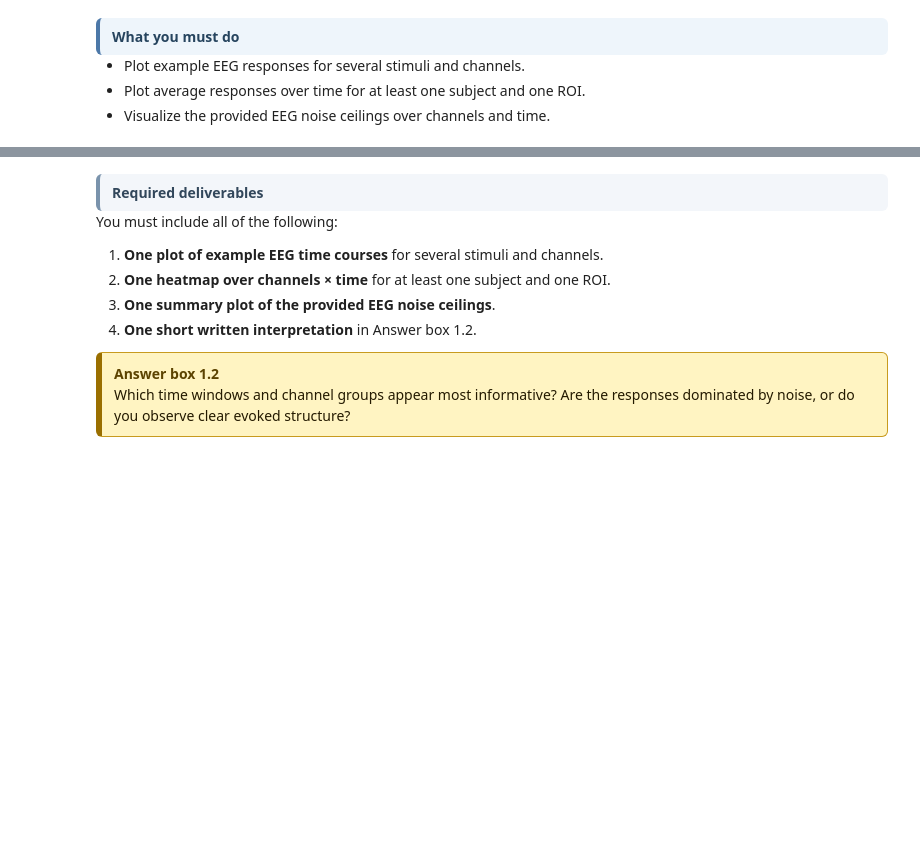
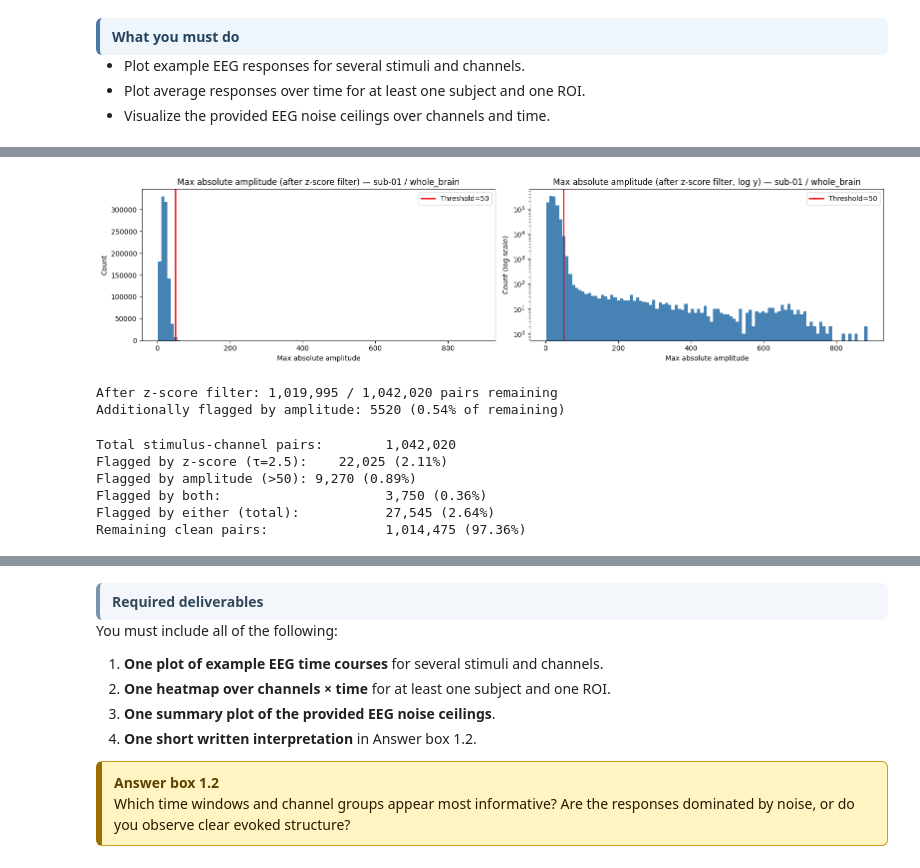
Before and after one commit to AnastasisPap/Brain-like-computation-and-intelligence-project, a Jupyter notebook: nx414_project_2026.ipynb, the cells around one changed output, grey strips where cells are left out. Saved outputs shown, nothing was run; the diff lists cells and outputs as text; code cells hidden in the pictures; blank space fills up the shorter version.

```diff
--- a/nx414_project_2026.ipynb
+++ b/nx414_project_2026.ipynb
@@ -736,0 +1085,67 @@ I will first write some code to identify dead channels. Ideally we identify in w
+# %%
+# Apply z-score filter first
+zscore_mask = epoch_var_norm_all > THRESHOLD  # (n_stimuli, n_channels), True = flagged
+
+# Get max abs values for unflagged stimuli only
+max_abs_filtered = max_abs_all.copy()
+max_abs_filtered[zscore_mask] = np.nan  # mask out z-score flagged pairs
+
+fig, axes = plt.subplots(1, 2, figsize=(16, 4))
+
+# Linear y-scale
+axes[0].hist(max_abs_filtered[~zscore_mask].flatten(), bins=100,
+             color="steelblue", edgecolor="none")
+axes[0].axvline(x=THRESHOLD_ABS, color="red", linewidth=2,
+                label=f"Threshold={THRESHOLD_ABS}")
+axes[0].set_xlabel("Max absolute amplitude")
+axes[0].set_ylabel("Count")
+axes[0].set_title(f"Max absolute amplitude (after z-score filter) — {SUBJECT} / {ROI}")
+axes[0].legend()
+
+# Log y-scale
+axes[1].hist(max_abs_filtered[~zscore_mask].flatten(), bins=100,
+             color="steelblue", edgecolor="none")
+axes[1].axvline(x=THRESHOLD_ABS, color="red", linewidth=2,
+                label=f"Threshold={THRESHOLD_ABS}")
+axes[1].set_yscale("log")
+axes[1].set_xlabel("Max absolute amplitude")
+axes[1].set_ylabel("Count (log scale)")
+axes[1].set_title(f"Max absolute amplitude (after z-score filter, log y) — {SUBJECT} / {ROI}")
+axes[1].legend()
+
+plt.tight_layout()
+plt.show()
+
+# Print fractions
+n_remaining = (~zscore_mask).sum()
+n_flagged_abs = (max_abs_filtered[~zscore_mask] > THRESHOLD_ABS).sum()
+print(f"After z-score filter: {n_remaining:,} / {max_abs_all.size:,} pairs remaining")
+print(f"Additionally flagged by amplitude: {n_flagged_abs} ({100 * n_flagged_abs / n_remaining:.2f}% of remaining)")
+# %% [output]
+[figure, added]
+After z-score filter: 1,019,995 / 1,042,020 pairs remaining
+Additionally flagged by amplitude: 5520 (0.54% of remaining)
+# %%
+# Combined quality mask
+# True = flagged as bad (either high variance or extreme amplitude)
+quality_mask = zscore_mask | (max_abs_all > THRESHOLD_ABS)  # (n_stimuli, n_channels)
+
+n_flagged_total = quality_mask.sum()
+n_total         = quality_mask.size
+n_flagged_z     = zscore_mask.sum()
+n_flagged_amp   = (max_abs_all > THRESHOLD_ABS).sum()
+n_flagged_both  = (zscore_mask & (max_abs_all > THRESHOLD_ABS)).sum()
+
+print(f"Total stimulus-channel pairs:        {n_total:,}")
+print(f"Flagged by z-score (τ={THRESHOLD}):    {n_flagged_z:,} ({100 * n_flagged_z / n_total:.2f}%)")
+print(f"Flagged by amplitude (>{THRESHOLD_ABS}): {n_flagged_amp:,} ({100 * n_flagged_amp / n_total:.2f}%)")
+print(f"Flagged by both:                     {n_flagged_both:,} ({100 * n_flagged_both / n_total:.2f}%)")
+print(f"Flagged by either (total):           {n_flagged_total:,} ({100 * n_flagged_total / n_total:.2f}%)")
+print(f"Remaining clean pairs:               {n_total - n_flagged_total:,} ({100 * (1 - n_flagged_total / n_total):.2f}%)")
+# %% [output]
+Total stimulus-channel pairs:        1,042,020
+Flagged by z-score (τ=2.5):    22,025 (2.11%)
+Flagged by amplitude (>50): 9,270 (0.89%)
+Flagged by both:                     3,750 (0.36%)
+Flagged by either (total):           27,545 (2.64%)
+Remaining clean pairs:               1,014,475 (97.36%)
```
Also changed, not shown: parts of 10 cells of this notebook, 4 other files.
